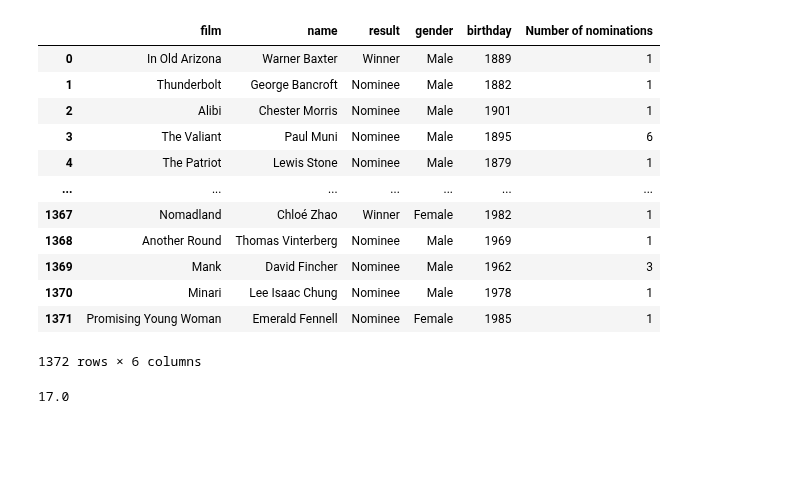
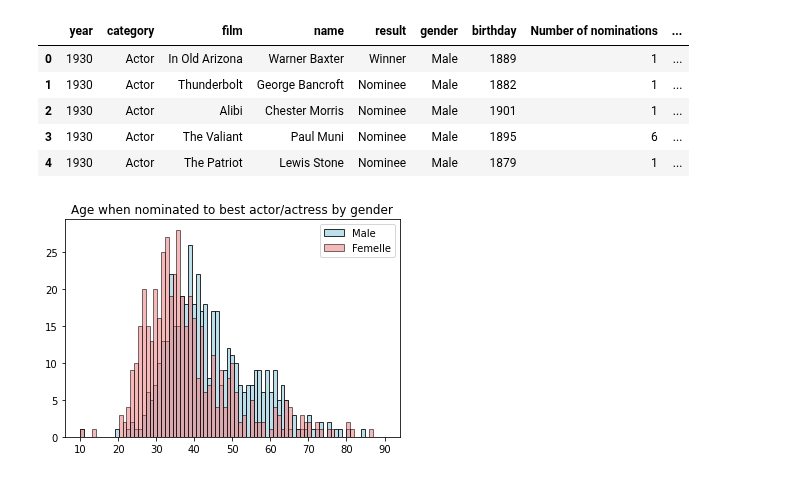
Before and after one commit to omasamo/Final-Project-JEM207, a Jupyter notebook: Statistical_analysis.ipynb, the cells around one changed output. Cells and saved outputs as stored; diff of their text form; code cells hidden in the pictures; blank space fills up the shorter version.

```diff
--- a/Statistical_analysis.ipynb
+++ b/Statistical_analysis.ipynb
@@ -4,2 +7,3 @@ import os
 # %%
-data = pd.read_csv("individuals.csv")
+data = pd.read_csv("Individuals.csv")
+data.head()
@@ -36,24 +28,21 @@ for names in data["name"]:
    number_of_nomination.append(hashmap.get(names))
 
 data["Number of nominations"] = number_of_nomination
+# %%
+data["Age when nominated"] = data["year"] - data["birthday"]
+for index_names in range(len(data["name"])):
+
+    if data.loc[:,"result"][index_names] == "Nominee":
+        data.loc[index_names:index_names, "Age when winner"] = np.nan
+    if data.loc[:,"result"][index_names] == "Winner":
+        data.loc[index_names:index_names, "Age when winner"] = data["year"][index_names] - data["birthday"][index_names]
+data["Age when winner"] = data["Age when winner"].astype("Int64")
 # %%
-data
+data.head()
 # %% [output]
-|  | film | name | result | gender | birthday | Number of nominations |
-| 0 | In Old Arizona | Warner Baxter | Winner | Male | 1889 | 1 |
-| 1 | Thunderbolt | George Bancroft | Nominee | Male | 1882 | 1 |
-| 2 | Alibi | Chester Morris | Nominee | Male | 1901 | 1 |
-| 3 | The Valiant | Paul Muni | Nominee | Male | 1895 | 6 |
-| 4 | The Patriot | Lewis Stone | Nominee | Male | 1879 | 1 |
-| ... | ... | ... | ... | ... | ... | ... |
-| 1367 | Nomadland | Chloé Zhao | Winner | Female | 1982 | 1 |
-| 1368 | Another Round | Thomas Vinterberg | Nominee | Male | 1969 | 1 |
-| 1369 | Mank | David Fincher | Nominee | Male | 1962 | 3 |
-| 1370 | Minari | Lee Isaac Chung | Nominee | Male | 1978 | 1 |
-| 1371 | Promising Young Woman | Emerald Fennell | Nominee | Female | 1985 | 1 |
+|  | year | category | film | name | result | gender | birthday | Number of nominations | ... |
+| 0 | 1930 | Actor | In Old Arizona | Warner Baxter | Winner | Male | 1889 | 1 | ... |
+| 1 | 1930 | Actor | Thunderbolt | George Bancroft | Nominee | Male | 1882 | 1 | ... |
+| 2 | 1930 | Actor | Alibi | Chester Morris | Nominee | Male | 1901 | 1 | ... |
+| 3 | 1930 | Actor | The Valiant | Paul Muni | Nominee | Male | 1895 | 6 | ... |
+| 4 | 1930 | Actor | The Patriot | Lewis Stone | Nominee | Male | 1879 | 1 | ... |
-1372 rows × 6 columns
-# %%
-
-print(max(data["Number of nomination"]))
-# %% [output]
-17.0
@@ -59,0 +80,25 @@ print(max(data["Number of nomination"]))
+# %%
+actor = data[data["gender"] == "Male"]
+actor = actor[(actor["category"] == "Actor") | (actor["category"] == "Actor in a Leading Role")]
+actor = actor[["Age when nominated"]]
+actress = data[data["gender"] == "Female"]
+actress = actress[(actress["category"] == "Actress") | (actress["category"] == "Actress in a Leading Role")]
+actress = actress[["Age when nominated"]]
+
+actor = actor.stack()
+actress = actress.stack()
+
+
+bins = np.linspace(10, 90, 80)
+
+plt.hist(actor, bins=bins, color = "lightblue",alpha = 0.8, label= "Male", edgecolor = "black")
+
+plt.hist(actress,  bins=bins, color="lightcoral", alpha=0.55, label = "Femelle", edgecolor = "black")
+pyplot.legend(loc='upper right')
+
+plt.title('Age when nominated to best actor/actress by gender')
+plt.savefig("two_histograms_01.png", bbox_inches='tight',dpi=400)
+
+plt.show()
+# %% [output]
+[figure, added]
```
Also changed, not shown: parts of 7 cells of this notebook, 1 other file.
